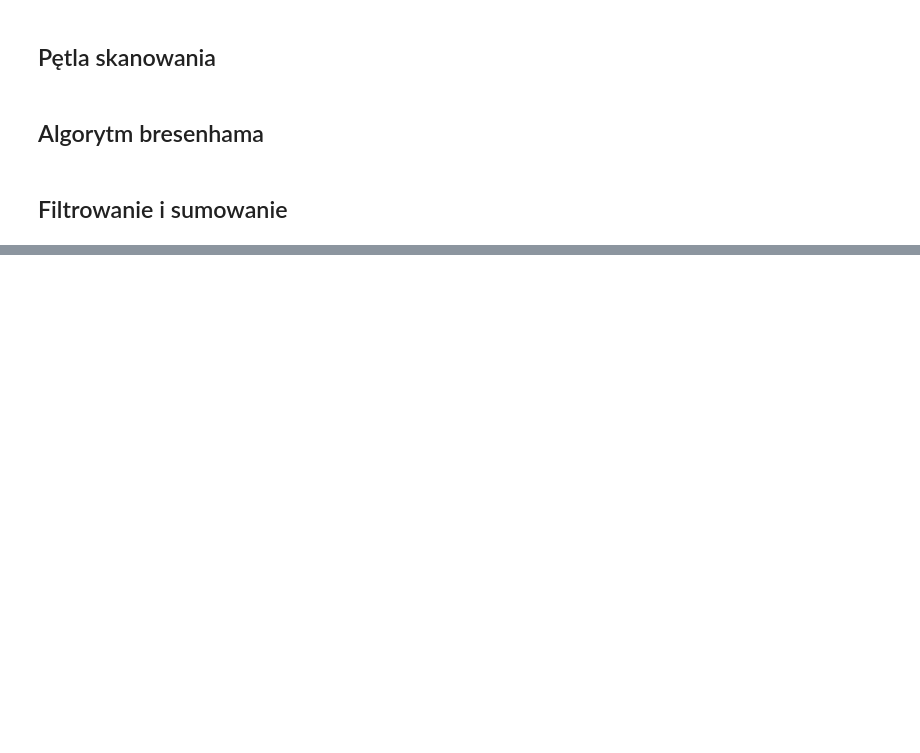
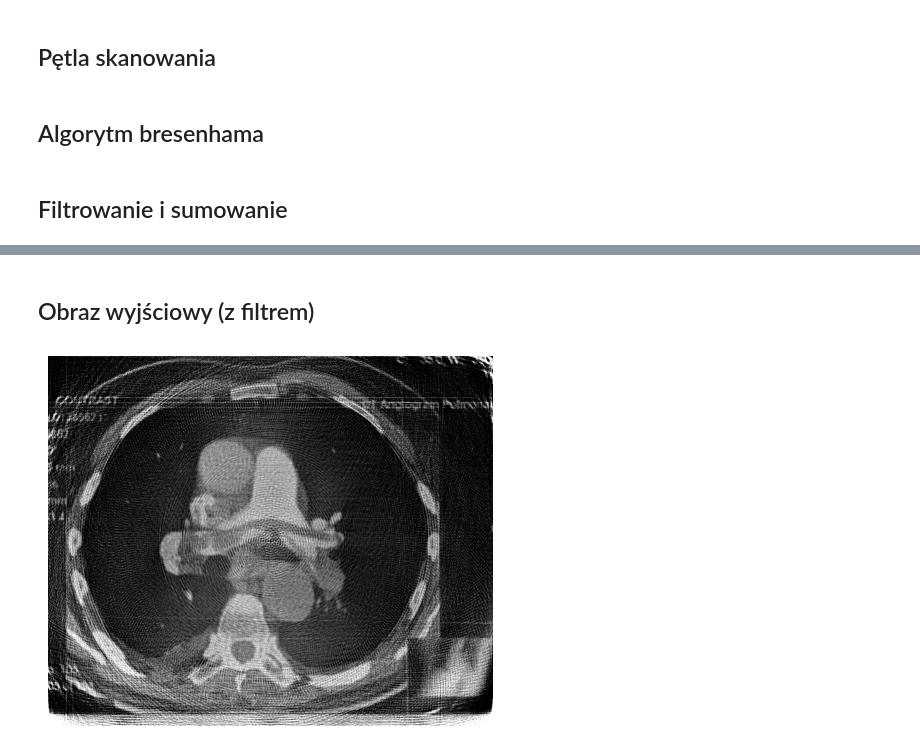
Before and after one commit to Szymonur/tomograf, a Jupyter notebook: tomograf.ipynb, the cells around one changed output, grey strips where cells are left out. Saved outputs shown, nothing was run; the diff lists cells and outputs as text; code cells hidden in the pictures; blank space fills up the shorter version.

```diff
--- a/tomograf.ipynb
+++ b/tomograf.ipynb
@@ -163 +180,11 @@ show_sinogram(sinogram)
+# %%
+output_img_matrix = [[0 for _ in range(img_width)] for _ in range(img_height)]
+ray_counter_matrix = [[0 for _ in range(img_width)] for _ in range(img_height)]
+
+def add_ray_trace(brightness, pixels):
+    for pixel_cords in pixels:
+        if pixel_cords[0] >= 0 and pixel_cords[0] < img_matrix.shape[1] and pixel_cords[1] >= 0 and pixel_cords[1] < img_matrix.shape[0]:
+            output_img_matrix[pixel_cords[1]][pixel_cords[0]] += brightness
+            ray_counter_matrix[pixel_cords[1]][pixel_cords[0]] += 1
+            #potencjalnie znormalizować
 # %%
@@ -164,0 +218,38 @@ output_img_matrix = [[0 for _ in range(img_height)] for _ in range(img_width)]
+# %% [markdown]
+## Obraz wyjściowy (z filtrem)
+# %%
+output_img_matrix = [[0 for _ in range(img_width)] for _ in range(img_height)]
+ray_counter_matrix = [[0 for _ in range(img_width)] for _ in range(img_height)]
+
+angle = 0
+sinogram_row_counter = 0
+while angle <= angle_coverage:
+    #głowica w nowej pozycji
+    radius = math.sqrt(pow(img_width,2)+pow(img_height, 2))/2
+
+    emiters_cords = calculate_emitter_coordinates(angle, N_detectors, distance_between_emiters, radius, img_matrix.shape)
+    detectors_cords = calculate_emitter_coordinates(angle+180, N_detectors, distance_between_emiters, radius, img_matrix.shape)[::-1]
+
+    for i in range(N_detectors):
+        bresenham_pixels = get_bresenham_pixels(emiters_cords[i][0], emiters_cords[i][1], detectors_cords[i][0], detectors_cords[i][1])
+        add_ray_trace(filtered_sinogram[sinogram_row_counter][i], bresenham_pixels)
+
+    angle += angle_coverage/N_scans
+    sinogram_row_counter += 1
+
+#normalizacja
+for y in range(img_height):
+    for x in range(img_width):
+        if ray_counter_matrix[y][x] != 0:
+            output_img_matrix[y][x] = output_img_matrix[y][x]/ray_counter_matrix[y][x]
+
+p_low, p_high = np.percentile(output_img_matrix, (20, 98))
+
+output_array = np.array(output_img_matrix)
+rescaled_img = exposure.rescale_intensity(output_array, in_range=(p_low, p_high), out_range=(0, 1))
+
+plt.imshow(rescaled_img, cmap='gray')
+plt.axis('off')
+plt.show()
+# %% [output]
+[figure, added]
```
Also changed, not shown: parts of 10 cells of this notebook.
